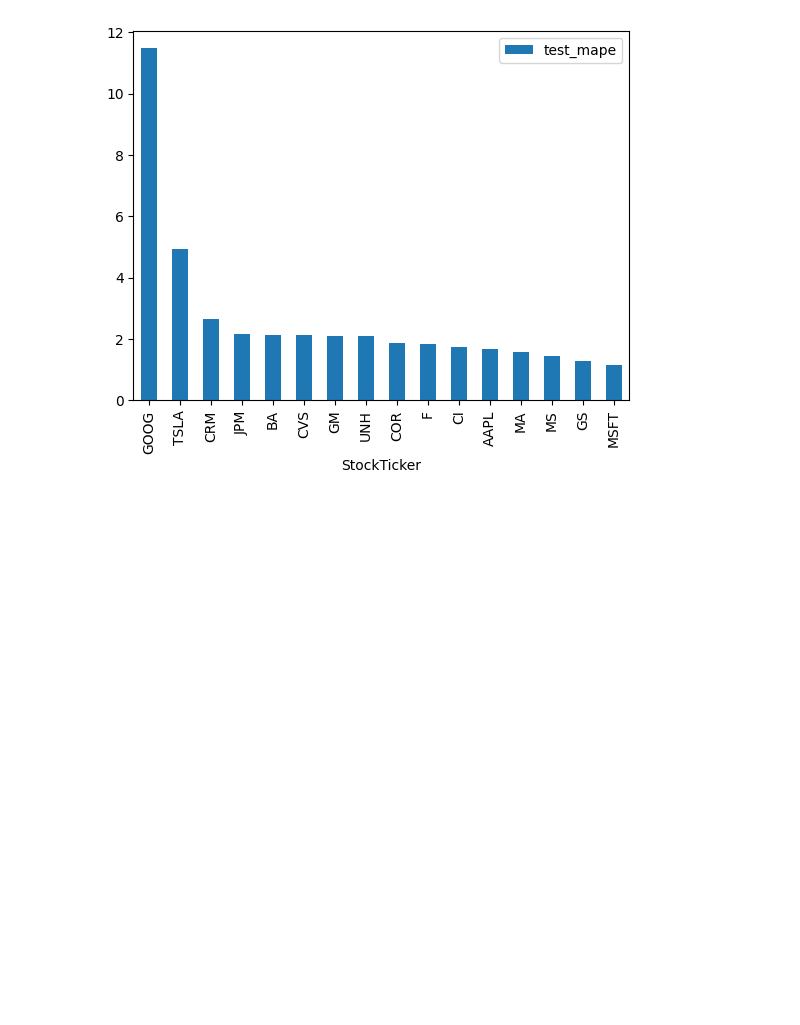
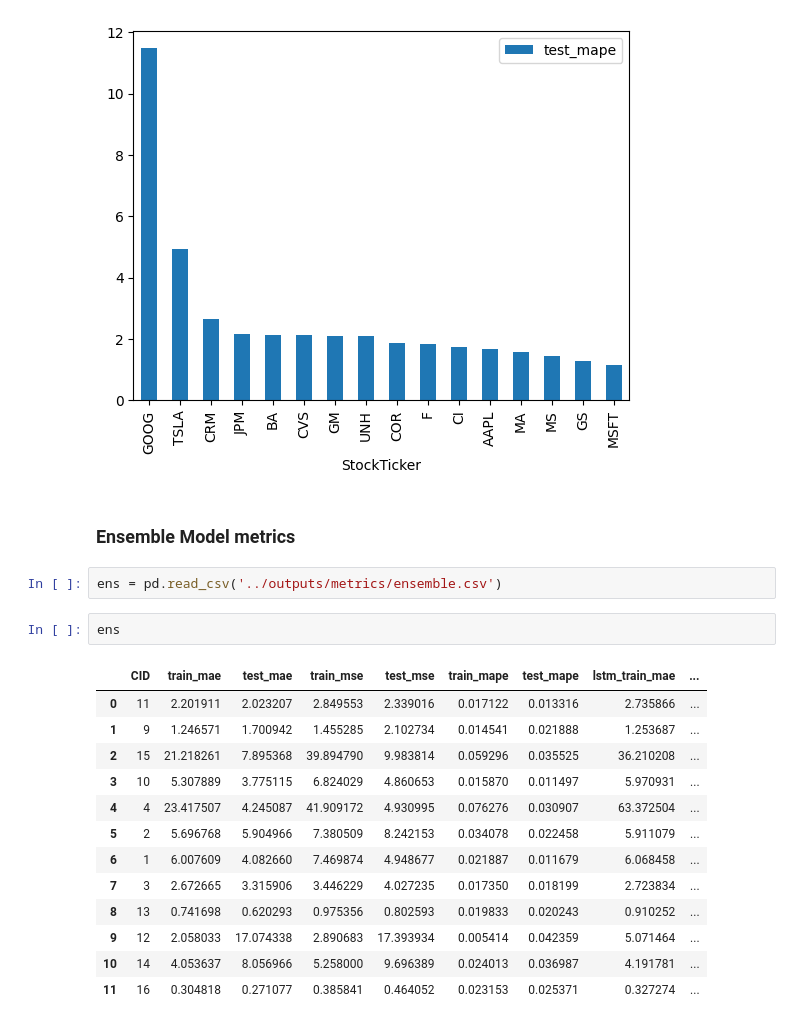
Before and after one commit to VaranRohila/ticker-teller, a Jupyter notebook: notebooks/8. Predictions Analysis.ipynb, the cells around one changed output. Cells and saved outputs as stored; diff of their text form; blank space fills up the shorter version.

```diff
--- a/notebooks/4a. LSTM - Predictions Analysis.ipynb
+++ b/notebooks/8. Predictions Analysis.ipynb
@@ -30,3 +32,23 @@ combine.sort_values(by='test_mape', ascending=False).plot(kind='bar', x='StockTi
 # %% [output]
 <Axes: xlabel='StockTicker'>
 [figure]
+# %% [markdown]
+### Ensemble Model metrics
+# %%
+ens = pd.read_csv('../outputs/metrics/ensemble.csv')
+# %%
+ens
+# %% [output]
+|  | CID | train_mae | test_mae | train_mse | test_mse | train_mape | test_mape | lstm_train_mae | ... |
+| 0 | 11 | 2.201911 | 2.023207 | 2.849553 | 2.339016 | 0.017122 | 0.013316 | 2.735866 | ... |
+| 1 | 9 | 1.246571 | 1.700942 | 1.455285 | 2.102734 | 0.014541 | 0.021888 | 1.253687 | ... |
+| 2 | 15 | 21.218261 | 7.895368 | 39.894790 | 9.983814 | 0.059296 | 0.035525 | 36.210208 | ... |
+| 3 | 10 | 5.307889 | 3.775115 | 6.824029 | 4.860653 | 0.015870 | 0.011497 | 5.970931 | ... |
+| 4 | 4 | 23.417507 | 4.245087 | 41.909172 | 4.930995 | 0.076276 | 0.030907 | 63.372504 | ... |
+| 5 | 2 | 5.696768 | 5.904966 | 7.380509 | 8.242153 | 0.034078 | 0.022458 | 5.911079 | ... |
+| 6 | 1 | 6.007609 | 4.082660 | 7.469874 | 4.948677 | 0.021887 | 0.011679 | 6.068458 | ... |
+| 7 | 3 | 2.672665 | 3.315906 | 3.446229 | 4.027235 | 0.017350 | 0.018199 | 2.723834 | ... |
+| 8 | 13 | 0.741698 | 0.620293 | 0.975356 | 0.802593 | 0.019833 | 0.020243 | 0.910252 | ... |
+| 9 | 12 | 2.058033 | 17.074338 | 2.890683 | 17.393934 | 0.005414 | 0.042359 | 5.071464 | ... |
+| 10 | 14 | 4.053637 | 8.056966 | 5.258000 | 9.696389 | 0.024013 | 0.036987 | 4.191781 | ... |
+| 11 | 16 | 0.304818 | 0.271077 | 0.385841 | 0.464052 | 0.023153 | 0.025371 | 0.327274 | ... |
```
Also changed, not shown: parts of 1 cell of this notebook, 3 other files.
